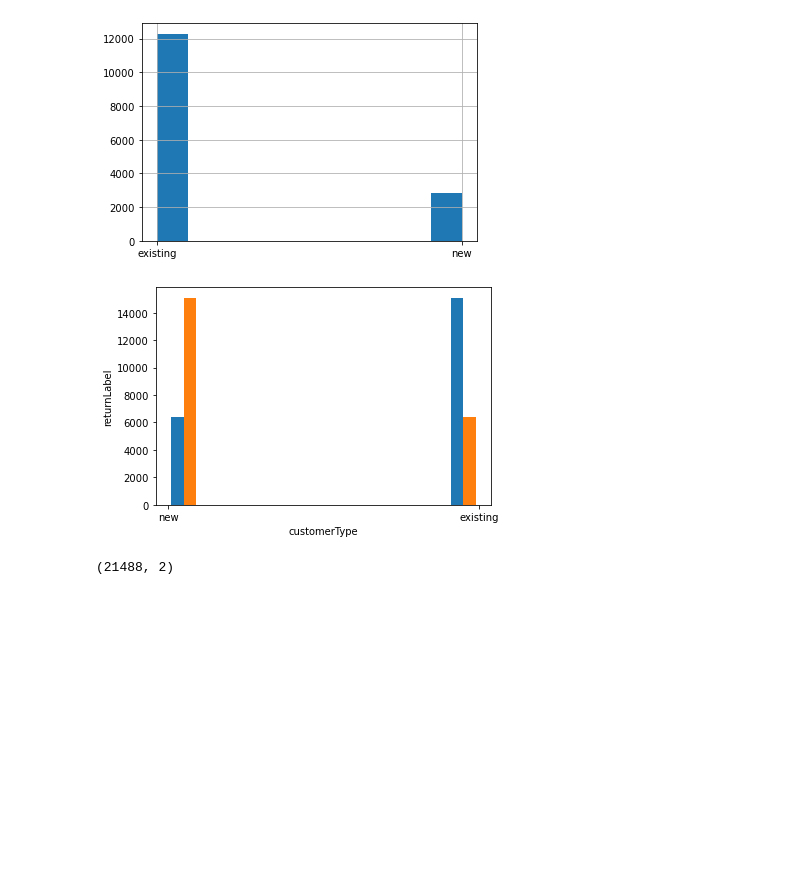
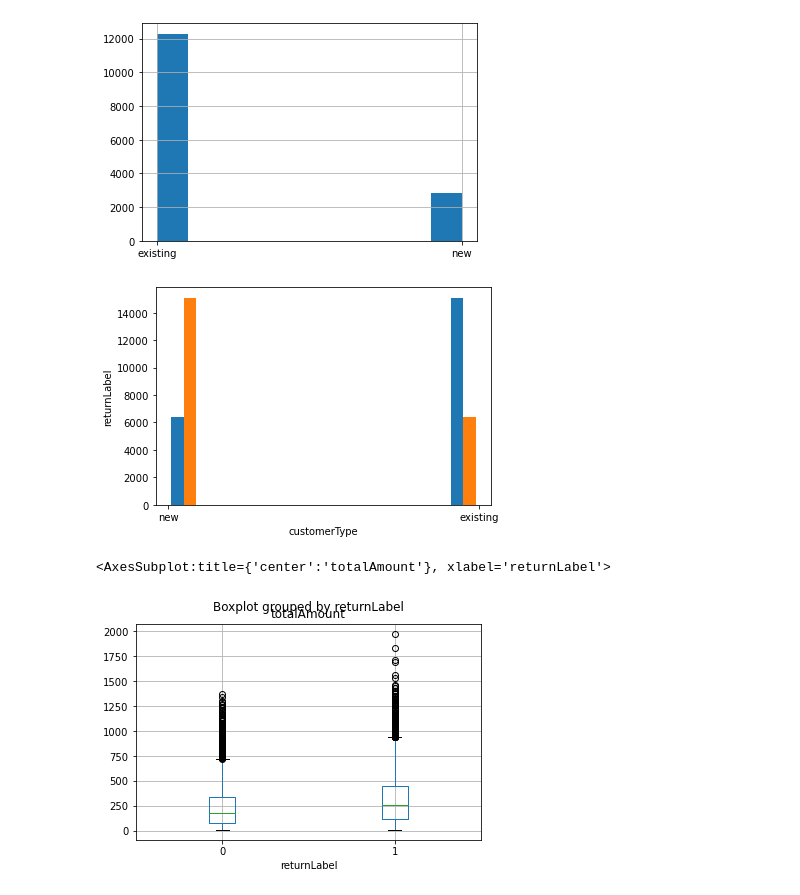
Before and after one commit to daniel-seiler/MlLab, a Jupyter notebook: ML_Tasks.ipynb, the cells around one changed output. Drawn from its saved outputs; the diff is of its cells as text; code cells hidden in the pictures; blank space fills up the shorter version.

```diff
--- a/ML_Tasks.ipynb
+++ b/ML_Tasks.ipynb
@@ -98,12 +74,15 @@ df[(df['returnLabel']== 0)]['customerType'].hist()
 # %%
 fig = plt.figure()
 ax = fig.add_subplot(111)
-n, bins, patches = ax.hist(df)
+plt.hist(df)
 ax.set_xlabel('customerType')
 ax.set_ylabel('returnLabel')
 ax.legend
 plt.show()
-df.shape
 # %% [output]
 [figure]
-(21488, 2)
+# %%
+trainDF.boxplot("totalAmount", by="returnLabel")
+# %% [output]
+<AxesSubplot:title={'center':'totalAmount'}, xlabel='returnLabel'>
+[figure, added]
```
Also changed, not shown: parts of 14 cells of this notebook.
